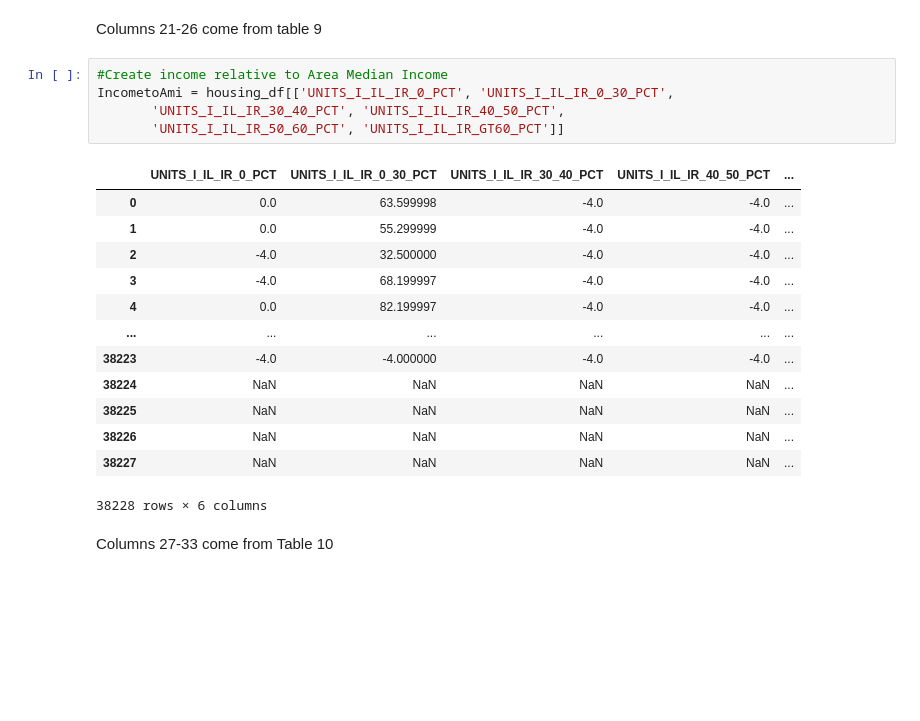
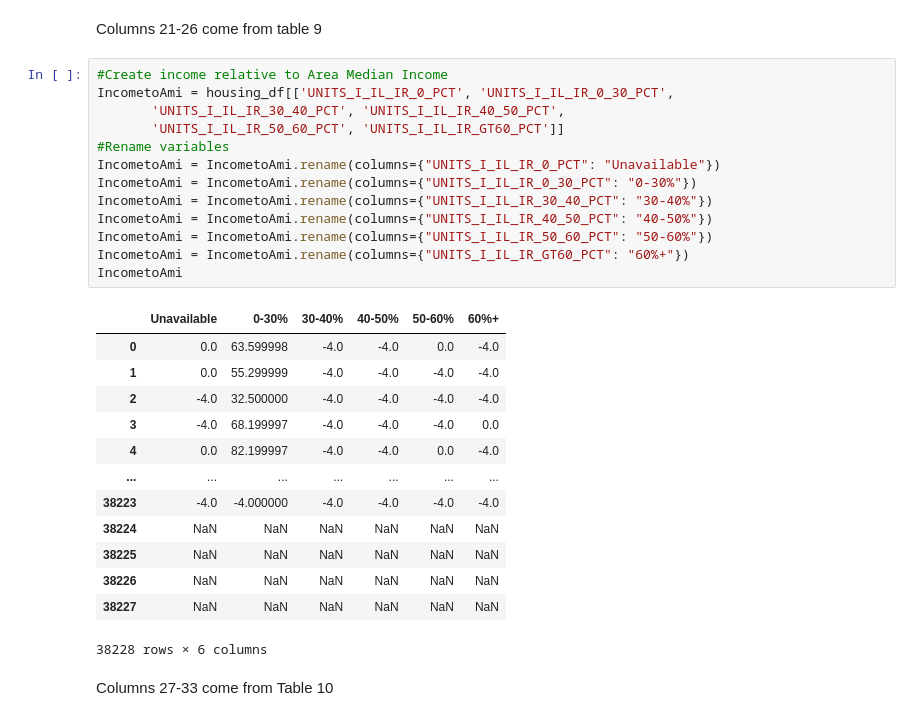
Before and after one commit to bitriagaleonela40-cmd/housing-research, a Jupyter notebook: Housing.ipynb, the cells around one changed output. Cells and saved outputs as stored; diff of their text form; blank space fills up the shorter version.

```diff
--- a/Housing.ipynb
+++ b/Housing.ipynb
@@ -131,24 +135,32 @@ household_income
 33136 rows × 7 columns
 # %% [markdown]
  Columns 21-26 come from table 9
-# %%
-#Create income relative to Area Median Income
-IncometoAmi = housing_df[['UNITS_I_IL_IR_0_PCT', 'UNITS_I_IL_IR_0_30_PCT',
-       'UNITS_I_IL_IR_30_40_PCT', 'UNITS_I_IL_IR_40_50_PCT',
-       'UNITS_I_IL_IR_50_60_PCT', 'UNITS_I_IL_IR_GT60_PCT']]
-# %% [output]
-|  | UNITS_I_IL_IR_0_PCT | UNITS_I_IL_IR_0_30_PCT | UNITS_I_IL_IR_30_40_PCT | UNITS_I_IL_IR_40_50_PCT | ... |
-| 0 | 0.0 | 63.599998 | -4.0 | -4.0 | ... |
-| 1 | 0.0 | 55.299999 | -4.0 | -4.0 | ... |
-| 2 | -4.0 | 32.500000 | -4.0 | -4.0 | ... |
-| 3 | -4.0 | 68.199997 | -4.0 | -4.0 | ... |
-| 4 | 0.0 | 82.199997 | -4.0 | -4.0 | ... |
-| ... | ... | ... | ... | ... | ... |
-| 38223 | -4.0 | -4.000000 | -4.0 | -4.0 | ... |
-| 38224 | NaN | NaN | NaN | NaN | ... |
-| 38225 | NaN | NaN | NaN | NaN | ... |
-| 38226 | NaN | NaN | NaN | NaN | ... |
-| 38227 | NaN | NaN | NaN | NaN | ... |
-38228 rows × 6 columns
+# %%
+#Create income relative to Area Median Income
+IncometoAmi = housing_df[['UNITS_I_IL_IR_0_PCT', 'UNITS_I_IL_IR_0_30_PCT',
+       'UNITS_I_IL_IR_30_40_PCT', 'UNITS_I_IL_IR_40_50_PCT',
+       'UNITS_I_IL_IR_50_60_PCT', 'UNITS_I_IL_IR_GT60_PCT']]
+#Rename variables
+IncometoAmi = IncometoAmi.rename(columns={"UNITS_I_IL_IR_0_PCT": "Unavailable"})
+IncometoAmi = IncometoAmi.rename(columns={"UNITS_I_IL_IR_0_30_PCT": "0-30%"})
+IncometoAmi = IncometoAmi.rename(columns={"UNITS_I_IL_IR_30_40_PCT": "30-40%"})
+IncometoAmi = IncometoAmi.rename(columns={"UNITS_I_IL_IR_40_50_PCT": "40-50%"})
+IncometoAmi = IncometoAmi.rename(columns={"UNITS_I_IL_IR_50_60_PCT": "50-60%"})
+IncometoAmi = IncometoAmi.rename(columns={"UNITS_I_IL_IR_GT60_PCT": "60%+"})
+IncometoAmi
+# %% [output]
+|  | Unavailable | 0-30% | 30-40% | 40-50% | 50-60% | 60%+ |
+| 0 | 0.0 | 63.599998 | -4.0 | -4.0 | 0.0 | -4.0 |
+| 1 | 0.0 | 55.299999 | -4.0 | -4.0 | -4.0 | -4.0 |
+| 2 | -4.0 | 32.500000 | -4.0 | -4.0 | -4.0 | -4.0 |
+| 3 | -4.0 | 68.199997 | -4.0 | -4.0 | -4.0 | 0.0 |
+| 4 | 0.0 | 82.199997 | -4.0 | -4.0 | 0.0 | -4.0 |
+| ... | ... | ... | ... | ... | ... | ... |
+| 38223 | -4.0 | -4.000000 | -4.0 | -4.0 | -4.0 | -4.0 |
+| 38224 | NaN | NaN | NaN | NaN | NaN | NaN |
+| 38225 | NaN | NaN | NaN | NaN | NaN | NaN |
+| 38226 | NaN | NaN | NaN | NaN | NaN | NaN |
+| 38227 | NaN | NaN | NaN | NaN | NaN | NaN |
+38228 rows × 6 columns
 # %% [markdown]
 Columns 27-33 come from Table 10
```
Also changed, not shown: parts of 9 cells of this notebook.
